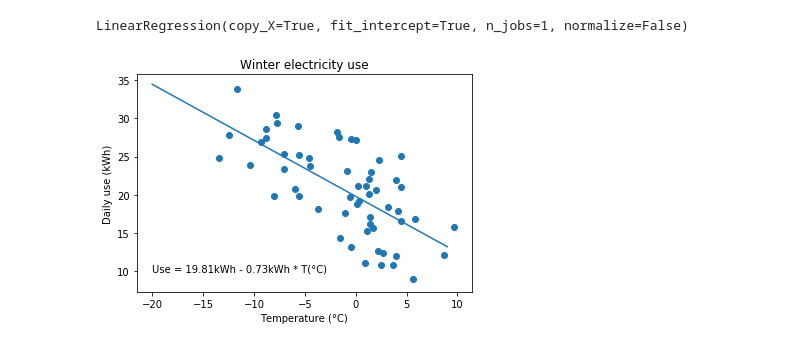
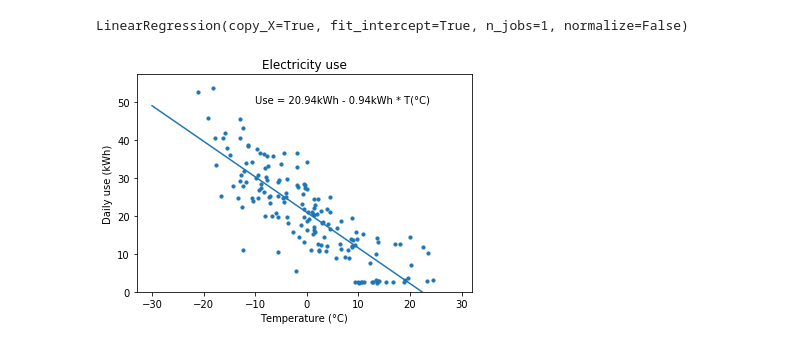
Before and after one commit to simonr0204/hydro, a Jupyter notebook: hydro.ipynb, the cells around one changed output. Cells and saved outputs as stored; diff of their text form; code cells hidden in the pictures.

```diff
--- a/hydro.ipynb
+++ b/hydro.ipynb
@@ -16,11 +34,5 @@ data.head()
 # %%
 #A look at an average day:
-
-def get_hour(datetime):
-    return int(datetime.split(' ')[1].split(':')[0])
-data['hour'] = data['Date and time'].apply(get_hour)
-
-means = data.groupby('hour').mean()['kWh']
-stds = data.groupby('hour').std()['kWh']
-means.plot(kind='bar', yerr=stds, title='Mean consumption by hour of day (kWh) ')
+means = data.groupby(data['Date and time'].apply(lambda d : d.hour)).mean()['kWh']
+means.plot(kind='bar', title='Mean consumption by hour of day (kWh) ');
 # %% [output]
@@ -55,5 +55,10 @@ ax2.tick_params(axis='y', labelcolor='tab:red')
 # %%
 #Investigating the correlation between temperature and electricity consumption
-temp_use = pd.DataFrame({'daily_temp': data.groupby('dayofyear').mean()['Average temperature (°C)'], 'daily_use':data.groupby('dayofyear').sum()['kWh']})
-sns.jointplot(x='daily_temp', y='daily_use', data=temp_use, kind='reg')
+grouped = data.groupby(data['Date and time'].apply(lambda d: d.dayofyear))
+
+daily_temp =grouped.mean()['Average temperature (°C)']
+daily_use = grouped.sum()['kWh']
+
+sns.jointplot(x=daily_temp, y=daily_use, kind='reg')
+plt.ylim(bottom=0, top = daily_use.max()+5);
 # %% [output]
@@ -91,30 +66,31 @@ def get_cost(use):
 # %%
-#First find a model for use = f(temperature), then apply electricity tarif.
+#Find a model for use = f(temperature)
 from sklearn.linear_model import LinearRegression
 
-X_train = temp_use[['daily_temp']]
-y_train = temp_use['daily_use']
+X_train = np.array(daily_temp).reshape(-1, 1)
+y_train = np.array(daily_use).reshape(-1, 1)
 
 model = LinearRegression()
 model.fit(X_train,y_train)
 # %% [output]
 LinearRegression(copy_X=True, fit_intercept=True, n_jobs=1, normalize=False)
 # %%
-#Plot the cost as a function of temperature (over a sensible temperature range for winter temperatures)
-def plotcost(tmin, tmax):
-    plt.plot(range(tmin, tmax), [model.predict(temp)[0] for temp in range(tmin,tmax)])
+#Plot the use as a function of temperature
+def use_temp(tmin, tmax):
+    #Plot linear regression line
+    plt.plot(range(tmin, tmax), [model.predict(temp)[0][0] for temp in range(tmin,tmax)])
     plt.xlabel('Temperature (°C)')
     plt.ylabel('Daily use (kWh)')
-    plt.title('Winter electricity use')
+    plt.title('Electricity use')
 
-    f1 = "Use = {:.2f}kWh - {:.2f}kWh * T(°C)".format(model.intercept_ ,abs(model.coef_[0]))
-    plt.annotate(f1, xy=(10,10), xytext=(-20,10))
+    f1 = "Use = {:.2f}kWh - {:.2f}kWh * T(°C)".format(model.intercept_[0] ,-1*(model.coef_[0][0]))
+    plt.annotate(f1, xy=(10,10), xytext=(-10,50))
 
 
     #Plot data alongside prediction line
-    temp_use['cost'] = temp_use['daily_use']
-    plt.scatter(x='daily_temp', y='daily_use', data=temp_use)
+    plt.scatter(x=daily_temp, y=daily_use, marker='o', s=10)
+    plt.ylim(bottom=0)
 
-plotcost(-20,10)
+use_temp(-30,30)
 # %% [output]
-[figure, old version]
+[figure, new version]
```
Also changed, not shown: parts of 8 cells of this notebook, 4 other files.
